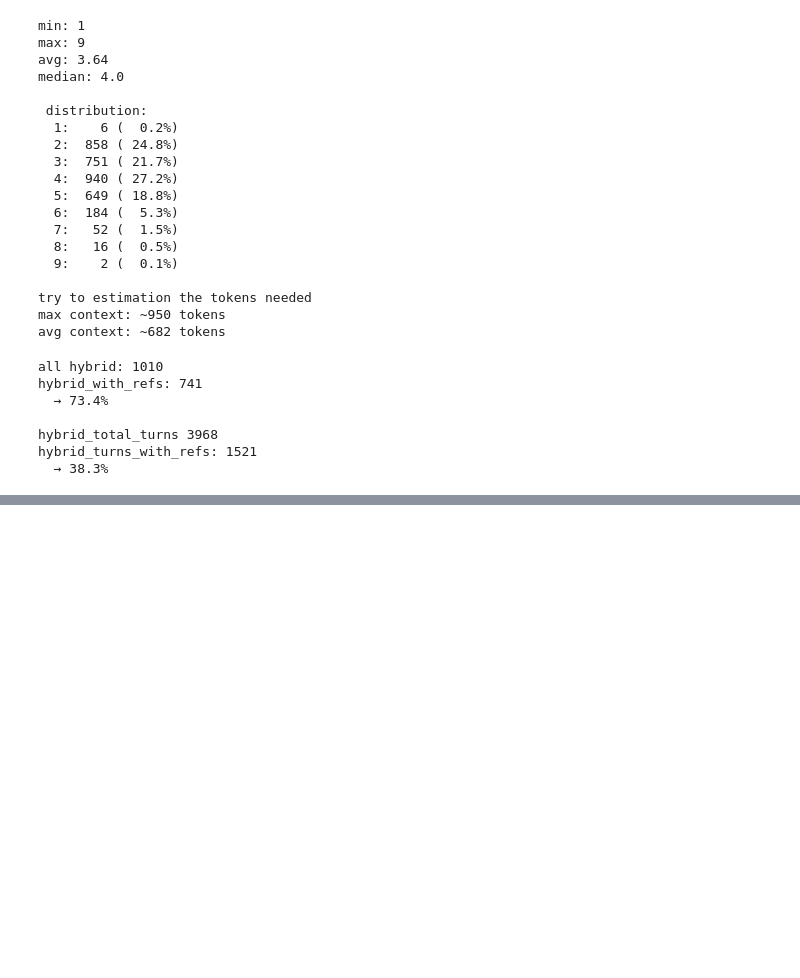
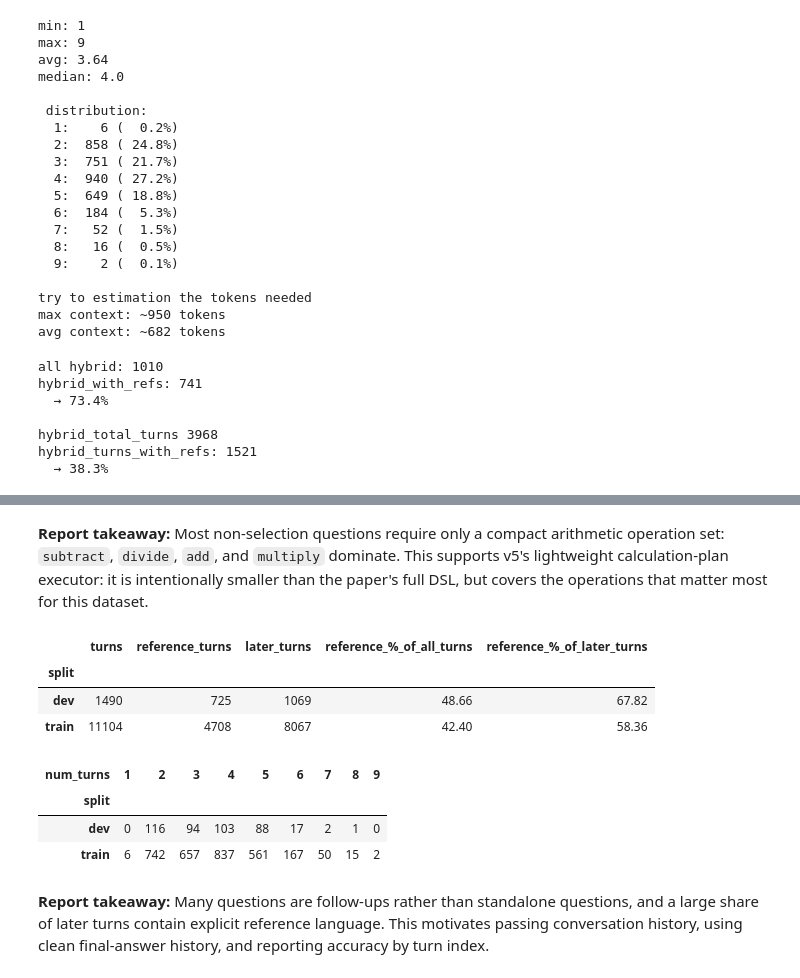
Before and after one commit to zxh298/AI_Chatbot_Convfinqa, a Jupyter notebook: src/playground/learn_data.ipynb, the cells around one changed output, grey strips where cells are left out. Saved outputs shown, nothing was run; the diff lists cells and outputs as text; code cells hidden in the pictures; blank space fills up the shorter version.

```diff
--- a/src/playground/learn_data.ipynb
+++ b/src/playground/learn_data.ipynb
@@ -233,0 +430,44 @@ hybrid_turns_with_refs: 1521
+# %% [markdown]
+**Report takeaway:** Most non-selection questions require only a compact arithmetic operation set: `subtract`, `divide`, `add`, and `multiply` dominate. This supports v5's lightweight calculation-plan executor: it is intentionally smaller than the paper's full DSL, but covers the operations that matter most for this dataset.
+# %%
+# Conversational dependency indicators. These reference words are not perfect labels,
+# but they show why a turn-by-turn chatbot needs previous Q/A history.
+reference_pattern = re.compile(
+    r"\b(that|this|it|its|their|previous|prior|subsequent|following|same|change|difference|percentage|percent)\b",
+    flags=re.IGNORECASE,
+)
+turns_df["has_reference_word"] = turns_df.apply(
+    lambda row: row["turn_index"] > 0 and bool(reference_pattern.search(row["question"])),
+    axis=1,
+)
+
+reference_summary = turns_df.groupby("split").agg(
+    turns=("question", "count"),
+    reference_turns=("has_reference_word", "sum"),
+    later_turns=("turn_index", lambda s: (s > 0).sum()),
+)
+reference_summary["reference_%_of_all_turns"] = 100 * reference_summary["reference_turns"] / reference_summary["turns"]
+reference_summary["reference_%_of_later_turns"] = 100 * reference_summary["reference_turns"] / reference_summary["later_turns"]
+reference_summary.round(2)
+# %% [output]
+|  | turns | reference_turns | later_turns | reference_%_of_all_turns | reference_%_of_later_turns |
+| split |  |  |  |  |  |
+| dev | 1490 | 725 | 1069 | 48.66 | 67.82 |
+| train | 11104 | 4708 | 8067 | 42.40 | 58.36 |
+# %%
+# Dialogue length distribution supports turn-level breakdowns.
+# Rows are dataset splits; columns are the number of turns in a conversation.
+turn_count_distribution = (
+    records_df.groupby(["split", "num_turns"])
+    .size()
+    .rename("records")
+    .reset_index()
+)
+turn_count_distribution.pivot(index="split", columns="num_turns", values="records").fillna(0).astype(int)
+# %% [output]
+| num_turns | 1 | 2 | 3 | 4 | 5 | 6 | 7 | 8 | 9 |
+| split |  |  |  |  |  |  |  |  |  |
+| dev | 0 | 116 | 94 | 103 | 88 | 17 | 2 | 1 | 0 |
+| train | 6 | 742 | 657 | 837 | 561 | 167 | 50 | 15 | 2 |
+# %% [markdown]
+**Report takeaway:** Many questions are follow-ups rather than standalone questions, and a large share of later turns contain explicit reference language. This motivates passing conversation history, using clean final-answer history, and reporting accuracy by turn index.
```
Also changed, not shown: parts of 13 cells of this notebook.
